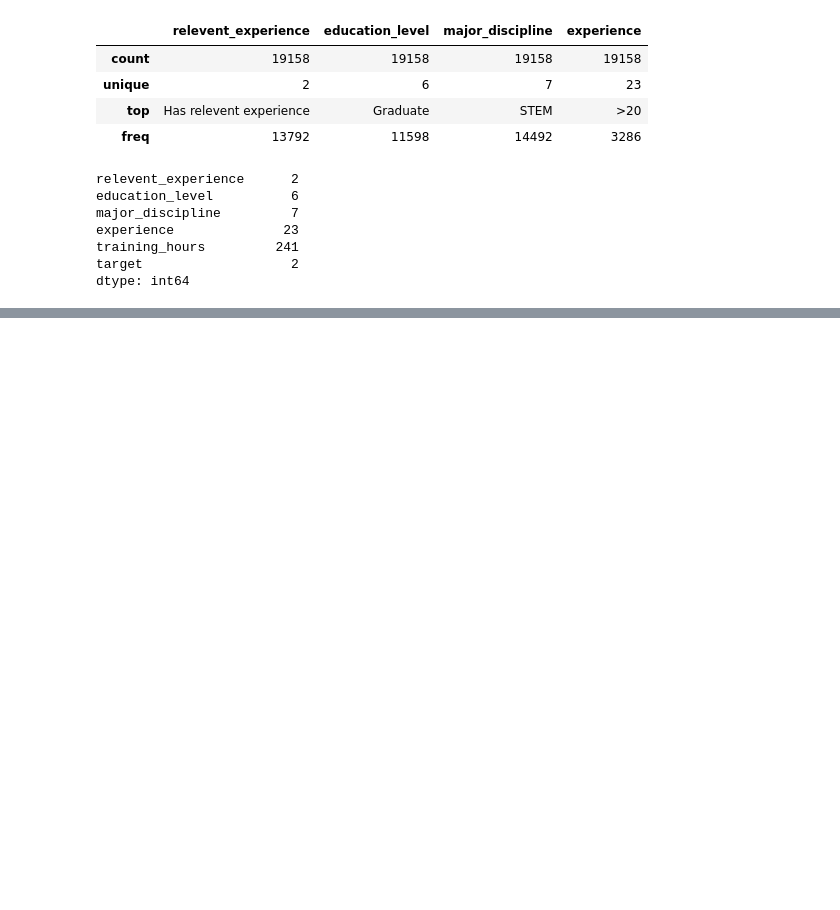
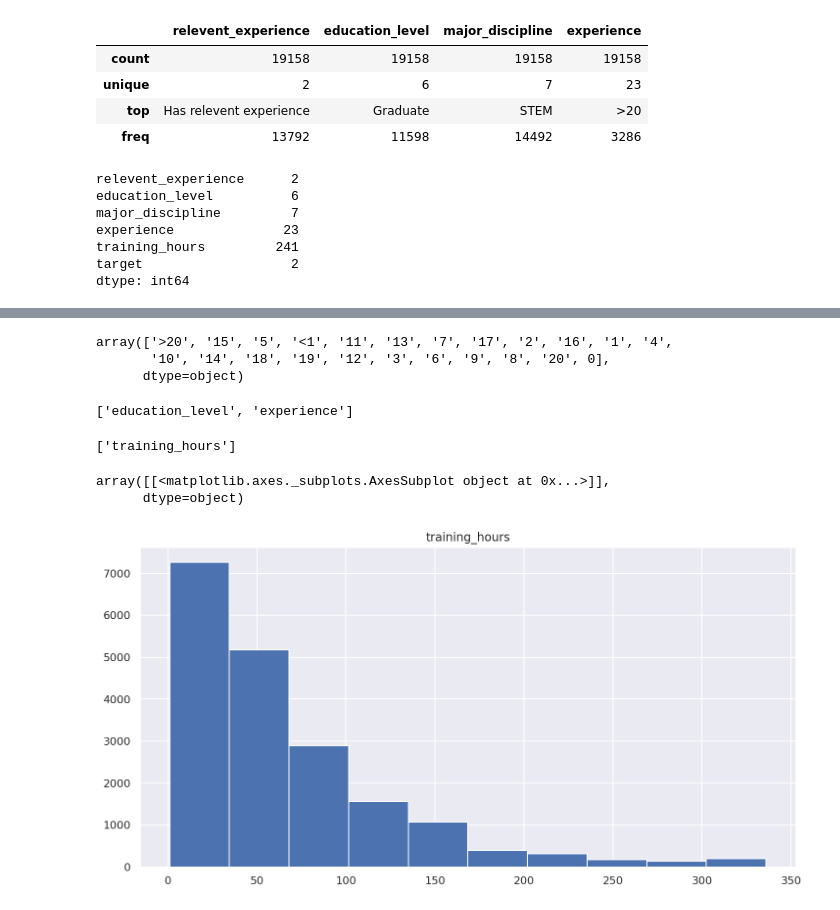
Before and after one commit to mohmaed7777/knn-algorithm-HR-Analytics-Job-Change-of-Data-Scientists, a Jupyter notebook: HR_Analytics_Job_Change_of_Data_Scientists.ipynb, the cells around one changed output, grey strips where cells are left out. Cells and saved outputs as stored; diff of their text form; code cells hidden in the pictures; blank space fills up the shorter version.

```diff
--- a/HR_Analytics_Job_Change_of_Data_Scientists.ipynb
+++ b/HR_Analytics_Job_Change_of_Data_Scientists.ipynb
@@ -130,0 +143,3 @@ dtype: int64
+# %%
+categorical_variables = list(df_uniques[(df_uniques > 2) & (df_uniques <= 30)].index)
+categorical_variables
@@ -130,0 +168,26 @@ dtype: int64
+# %%
+ordinal_variables = ['education_level']
+# %%
+df['experience'].unique()
+# %% [output]
+array(['>20', '15', '5', '<1', '11', '13', '7', '17', '2', '16', '1', '4',
+       '10', '14', '18', '19', '12', '3', '6', '9', '8', '20', 0],
+      dtype=object)
+# %%
+ordinal_variables.append('experience')
+# %%
+ordinal_variables
+# %% [output]
+['education_level', 'experience']
+# %%
+numaric_variables = list(set(df.columns)- set(ordinal_variables) - set(categorical_variables) - set(binary_variables))
+numaric_variables
+# %% [output]
+['training_hours']
+# %%
+# Create a histogram for our numaric variables :
+df[numaric_variables].hist(figsize=(12, 6))
+# %% [output]
+array([[<matplotlib.axes._subplots.AxesSubplot object at 0x...>]],
+      dtype=object)
+[figure, added]
```
Also changed, not shown: parts of 4 cells of this notebook.
